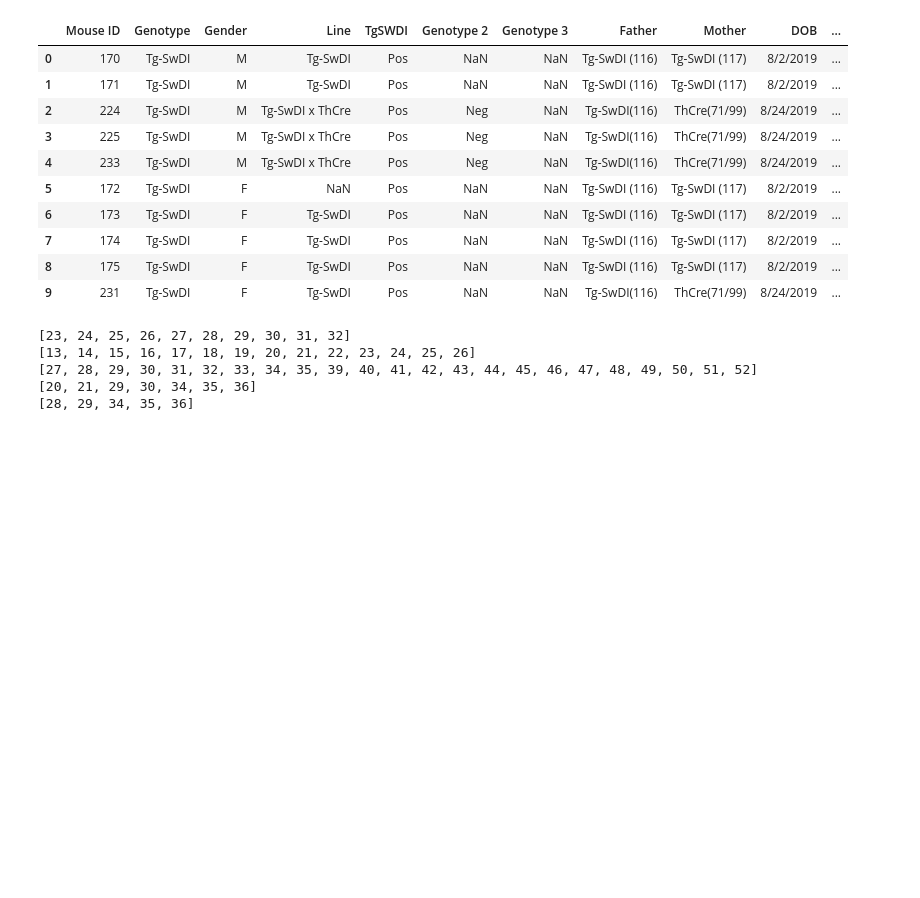
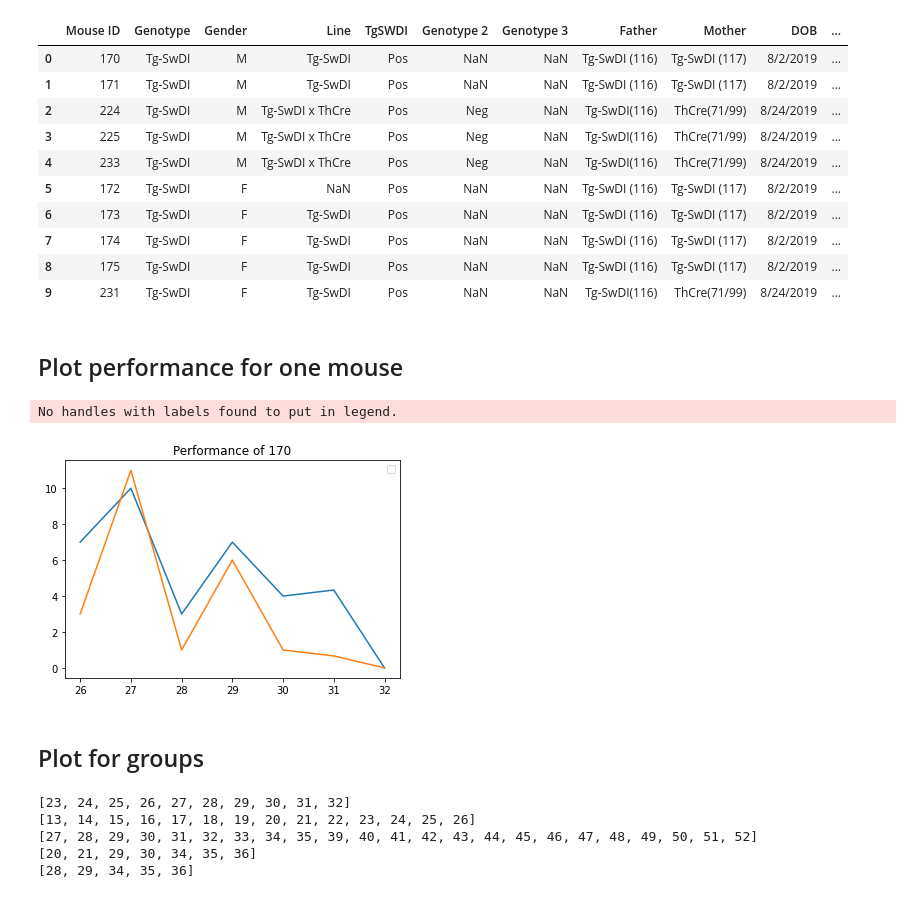
Before and after one commit to zoehcycy/MazeClerk, a Jupyter notebook: PerformanceAnalysis_exclude_first_7.ipynb, the cells around one changed output. Cells and saved outputs as stored; diff of their text form; code cells hidden in the pictures; blank space fills up the shorter version.

```diff
--- a/PerformanceAnalysis_exclude_first_7.ipynb
+++ b/PerformanceAnalysis_exclude_first_7.ipynb
@@ -361,6 +361,25 @@ def weekly_errorbar_rme(df,group,ax):
     ax.set_title(group.name)
     ax.set_xlabel('Age(wks)')
     ax.set_ylabel('Errors')
+# %% [markdown]
+## Plot performance for one mouse
+# %%
+m_ID = '170'
+df = collect_weekly_performance(group1)
+df = df[df['Mouse ID']==m_ID]
+df_mean = get_weekly_mean(df)
+df_mean
+plt.figure()
+l1, = plt.plot(df_mean['Age(wks)'],df_mean['Reference Memory Errors'])
+l2, = plt.plot(df_mean['Age(wks)'],df_mean['Working Memory Errors'])
+plt.legend()
+plt.title('Performance of '+ m_ID)
+plt.show()
+# %% [output]
+No handles with labels found to put in legend.
+[figure, added]
+# %% [markdown]
+## Plot for groups
 # %%
 fig = plt.figure(figsize=(24,12))
 i = 1
```
